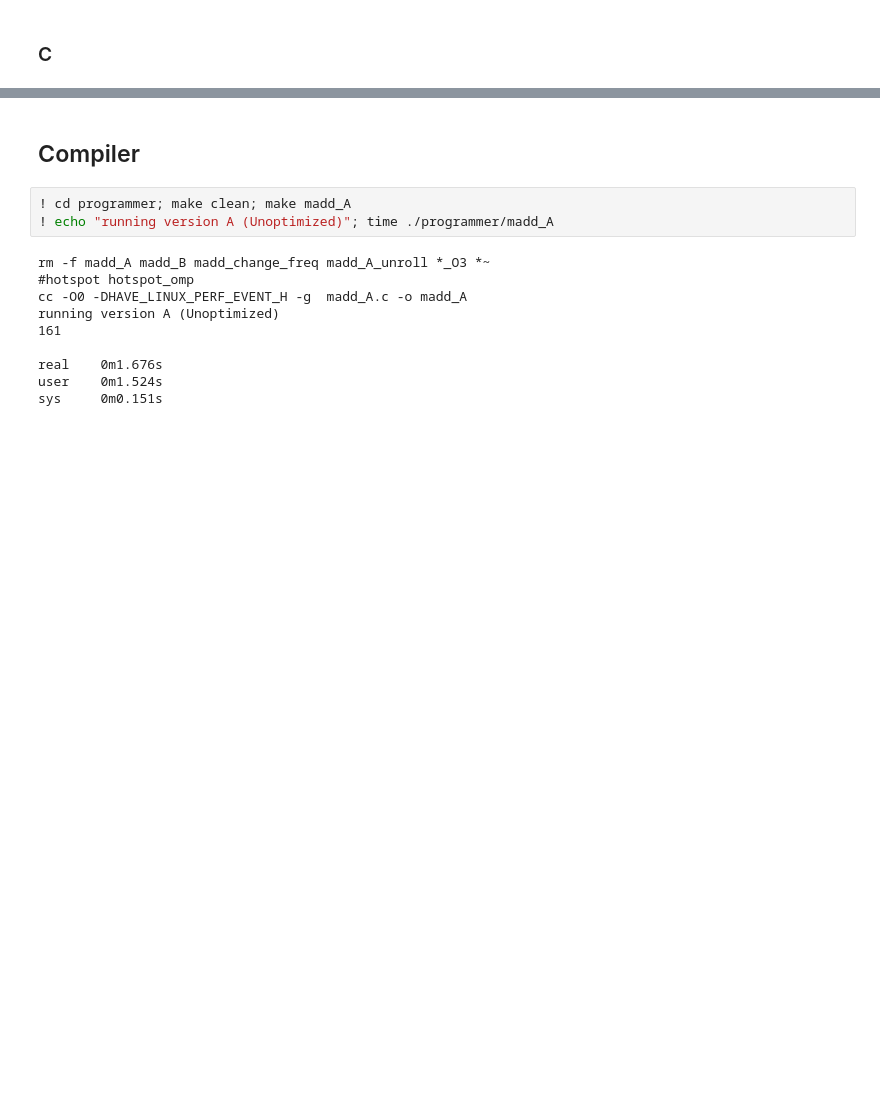
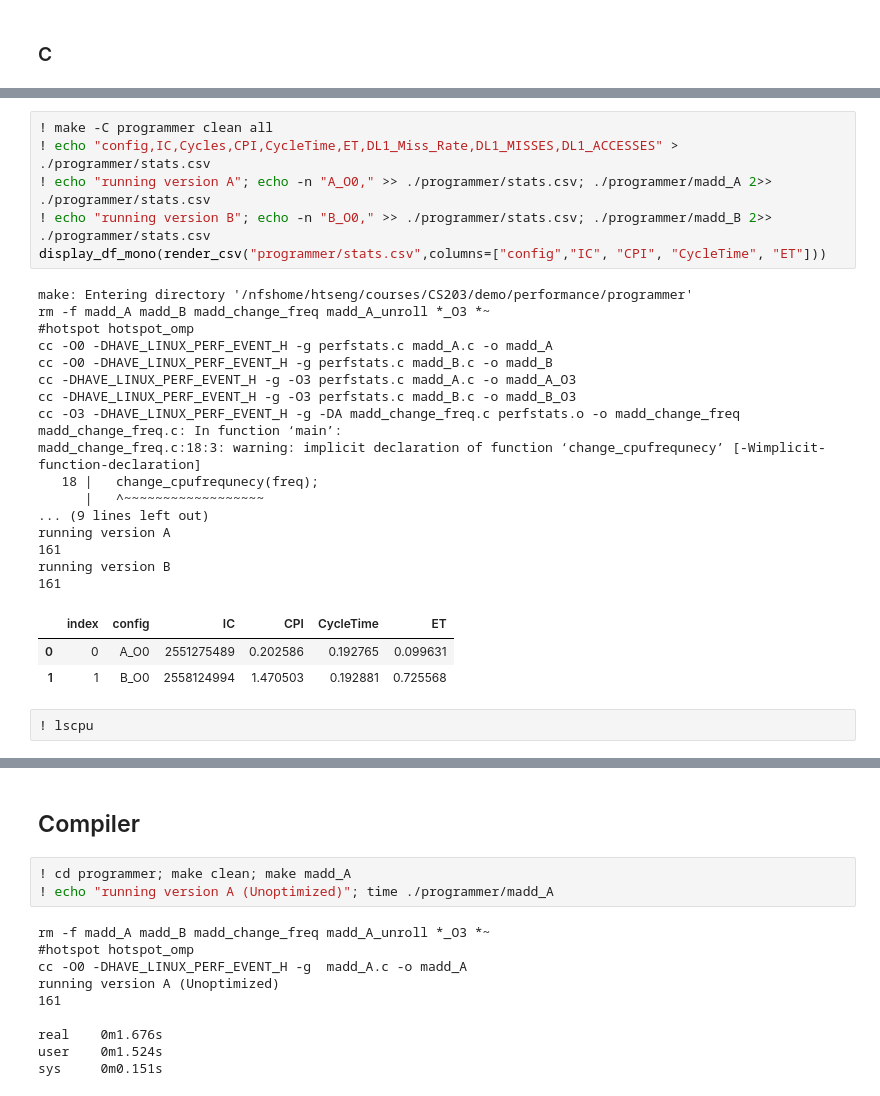
Before and after one commit to CS203UCR/2024fa, a Jupyter notebook: demo/performance/performance.ipynb, the cells around one changed output, grey strips where cells are left out. Saved outputs shown, nothing was run; the diff lists cells and outputs as text; blank space fills up the shorter version.

Commit message:
Demo

```diff
--- a/demo/performance/performance.ipynb
+++ b/demo/performance/performance.ipynb
@@ -296,0 +231,29 @@ Hello, world!
+# %%
+! make -C programmer clean all
+! echo "config,IC,Cycles,CPI,CycleTime,ET,DL1_Miss_Rate,DL1_MISSES,DL1_ACCESSES" > ./programmer/stats.csv
+! echo "running version A"; echo -n "A_O0," >> ./programmer/stats.csv; ./programmer/madd_A 2>> ./programmer/stats.csv
+! echo "running version B"; echo -n "B_O0," >> ./programmer/stats.csv; ./programmer/madd_B 2>> ./programmer/stats.csv
+display_df_mono(render_csv("programmer/stats.csv",columns=["config","IC", "CPI", "CycleTime", "ET"]))
+# %% [output]
+make: Entering directory '/nfshome/htseng/courses/CS203/demo/performance/programmer'
+rm -f madd_A madd_B madd_change_freq madd_A_unroll *_O3 *~
+#hotspot hotspot_omp
+cc -O0 -DHAVE_LINUX_PERF_EVENT_H -g perfstats.c madd_A.c -o madd_A
+cc -O0 -DHAVE_LINUX_PERF_EVENT_H -g perfstats.c madd_B.c -o madd_B
+cc -DHAVE_LINUX_PERF_EVENT_H -g -O3 perfstats.c madd_A.c -o madd_A_O3
+cc -DHAVE_LINUX_PERF_EVENT_H -g -O3 perfstats.c madd_B.c -o madd_B_O3
+cc -O3 -DHAVE_LINUX_PERF_EVENT_H -g -DA madd_change_freq.c perfstats.o -o madd_change_freq
+madd_change_freq.c: In function ‘main’:
+madd_change_freq.c:18:3: warning: implicit declaration of function ‘change_cpufrequnecy’ [-Wimplicit-function-declaration]
+   18 |   change_cpufrequnecy(freq);
+      |   ^~~~~~~~~~~~~~~~~~~
+... (9 lines left out)
+running version A
+161
+running version B
+161
+|  | index | config | IC | CPI | CycleTime | ET |
+| 0 | 0 | A_O0 | 2551275489 | 0.202586 | 0.192765 | 0.099631 |
+| 1 | 1 | B_O0 | 2558124994 | 1.470503 | 0.192881 | 0.725568 |
+# %%
+! lscpu
```
Also changed, not shown: parts of 35 cells of this notebook, 2 other files.
